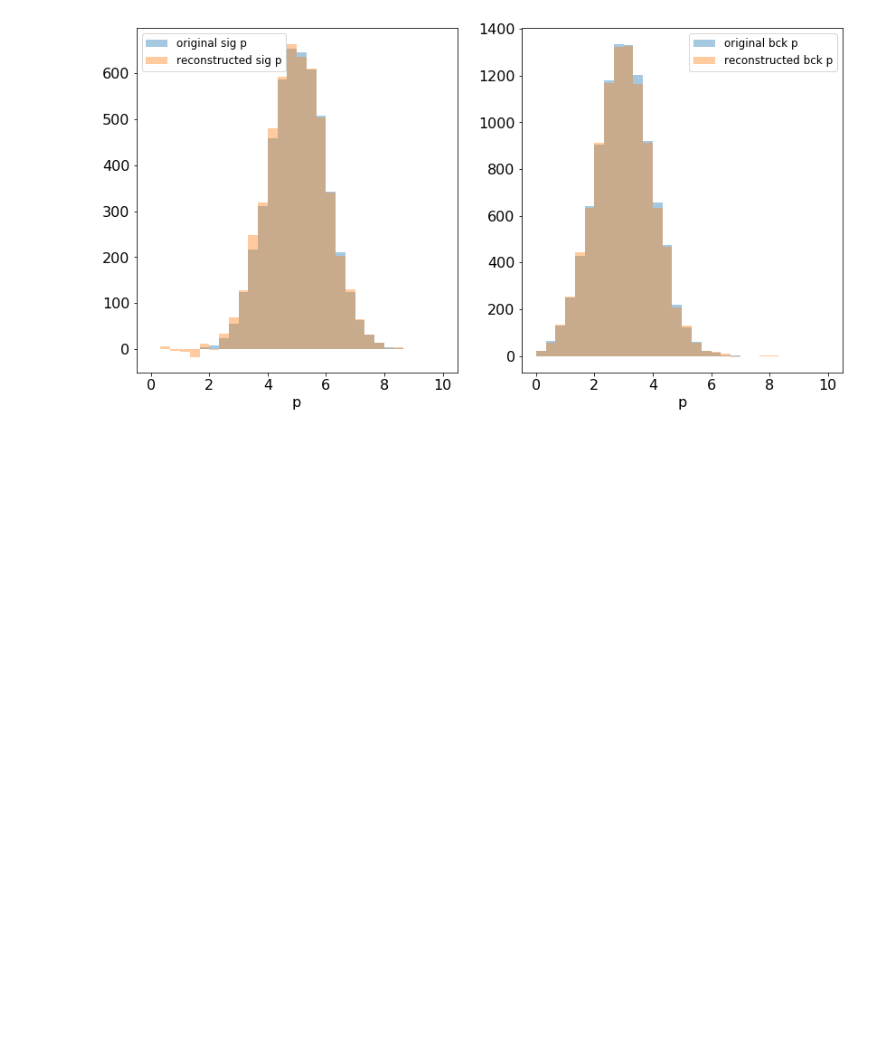
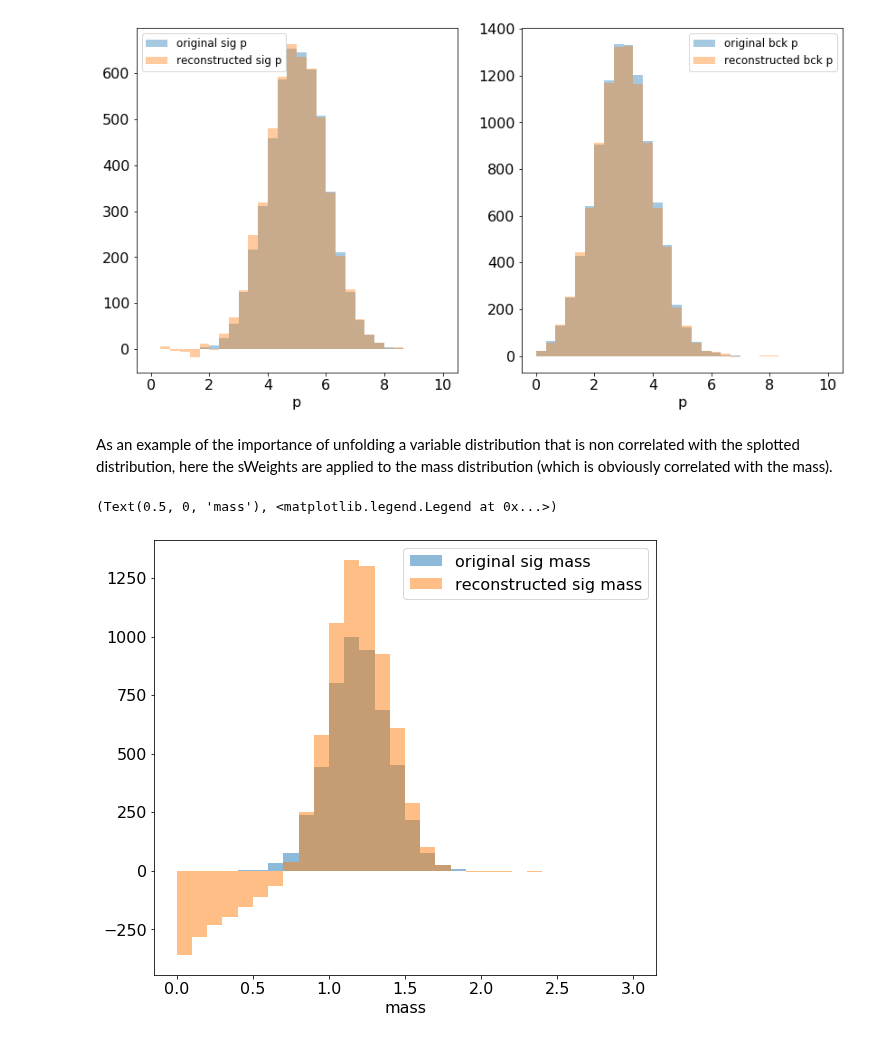
Before and after one commit to scikit-hep/hepstats, a Jupyter notebook: notebooks/splots/splot_example.ipynb, the cells around one changed output. Drawn from its saved outputs; the diff is of its cells as text; code cells hidden in the pictures; blank space fills up the shorter version.

Commit message:
improve splot notebooks

```diff
--- a/notebooks/splots/splot_example.ipynb
+++ b/notebooks/splots/splot_example.ipynb
@@ -137,3 +159,14 @@ ax[1].set_xlabel('p')
 ax[1].legend(fontsize=12);
 # %% [output]
 [figure]
+# %% [markdown]
+As an example of the importance of unfolding a variable distribution that is non correlated with the splotted distribution, here the sWeights are applied to the mass distribution (which is obviously correlated with the mass).
+# %%
+hist_conf = dict(bins=30, alpha=0.5, range=bounds)
+plt.hist(peak, label='original sig mass', **hist_conf)
+plt.hist(mass, weights=weights[Nsig], label='reconstructed sig mass', **hist_conf)
+plt.xlabel('mass')
+plt.legend();
+# %% [output]
+(Text(0.5, 0, 'mass'), <matplotlib.legend.Legend at 0x...>)
+[figure, added]
```
Also changed, not shown: parts of 13 cells of this notebook, 2 other files.
